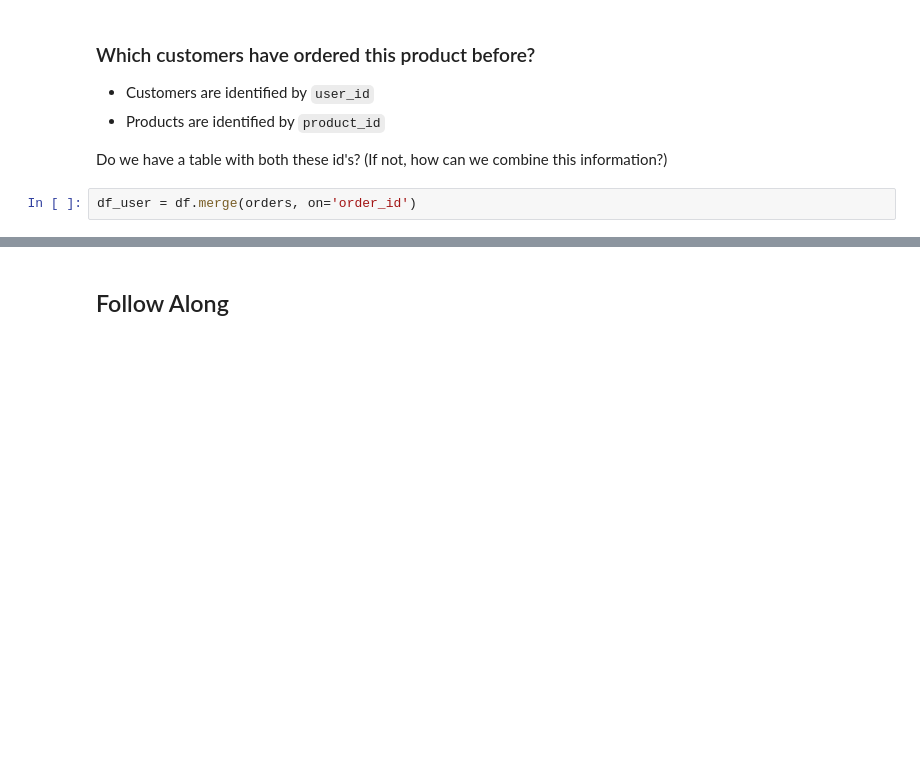
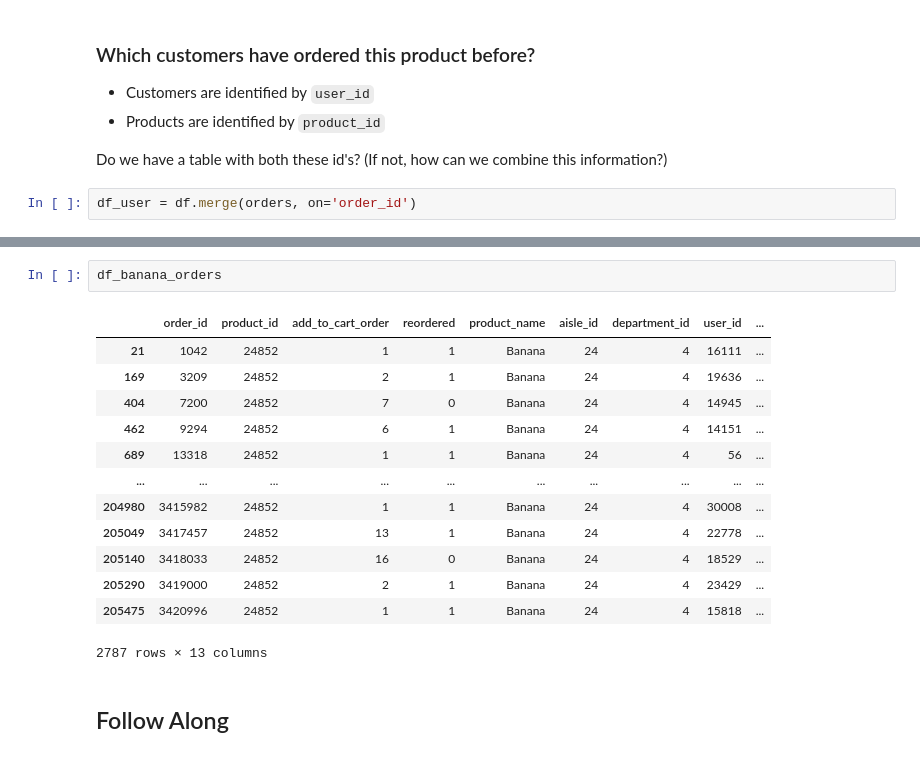
Before and after one commit to sikoh/DS-Applied-Modeling, a Jupyter notebook: Wrangle-ML-Datasets/DS_WrangleMLDatasets_Homework.ipynb, the cells around one changed output, grey strips where cells are left out. Drawn from its saved outputs; the diff is of its cells as text; blank space fills up the shorter version.

Commit message:
creating additional subsets based on orders

```diff
--- a/Wrangle-ML-Datasets/DS_WrangleMLDatasets_Homework.ipynb
+++ b/Wrangle-ML-Datasets/DS_WrangleMLDatasets_Homework.ipynb
@@ -207,3 +218,19 @@ Name: user_id, Length: 6104, dtype: int64
+# %%
+df_banana_orders
+# %% [output]
+|  | order_id | product_id | add_to_cart_order | reordered | product_name | aisle_id | department_id | user_id | ... |
+| 21 | 1042 | 24852 | 1 | 1 | Banana | 24 | 4 | 16111 | ... |
+| 169 | 3209 | 24852 | 2 | 1 | Banana | 24 | 4 | 19636 | ... |
+| 404 | 7200 | 24852 | 7 | 0 | Banana | 24 | 4 | 14945 | ... |
+| 462 | 9294 | 24852 | 6 | 1 | Banana | 24 | 4 | 14151 | ... |
+| 689 | 13318 | 24852 | 1 | 1 | Banana | 24 | 4 | 56 | ... |
+| ... | ... | ... | ... | ... | ... | ... | ... | ... | ... |
+| 204980 | 3415982 | 24852 | 1 | 1 | Banana | 24 | 4 | 30008 | ... |
+| 205049 | 3417457 | 24852 | 13 | 1 | Banana | 24 | 4 | 22778 | ... |
+| 205140 | 3418033 | 24852 | 16 | 0 | Banana | 24 | 4 | 18529 | ... |
+| 205290 | 3419000 | 24852 | 2 | 1 | Banana | 24 | 4 | 23429 | ... |
+| 205475 | 3420996 | 24852 | 1 | 1 | Banana | 24 | 4 | 15818 | ... |
+2787 rows × 13 columns
 # %% [markdown]
 ## Follow Along
 # %% [markdown]
```
Also changed, not shown: parts of 9 cells of this notebook.
